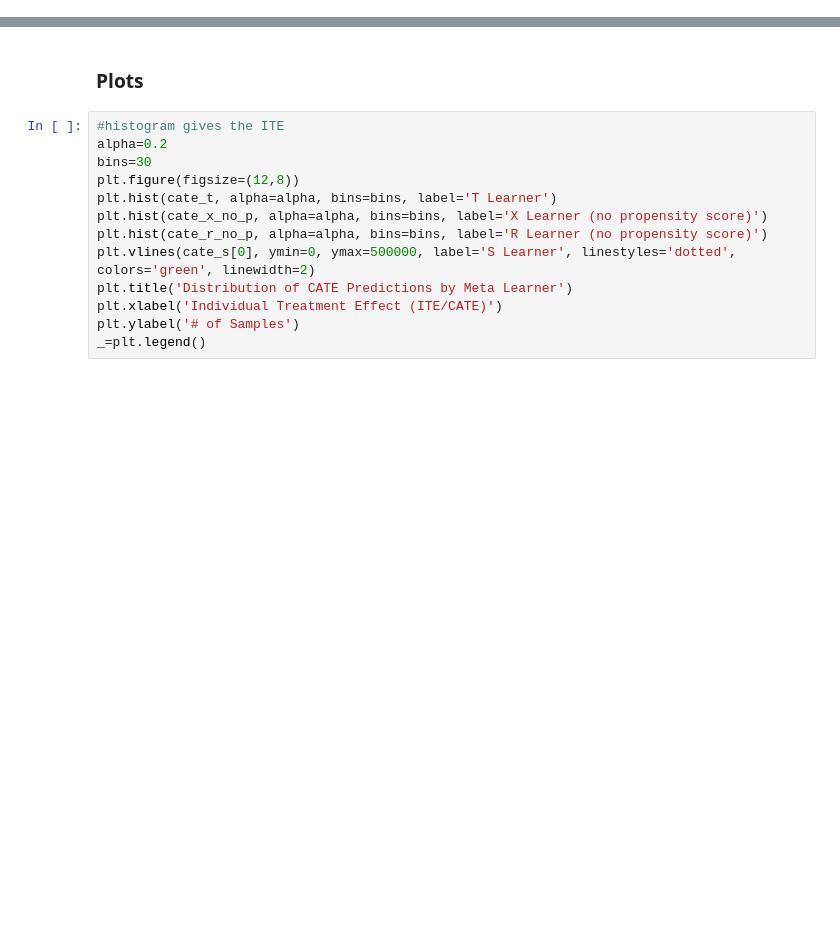
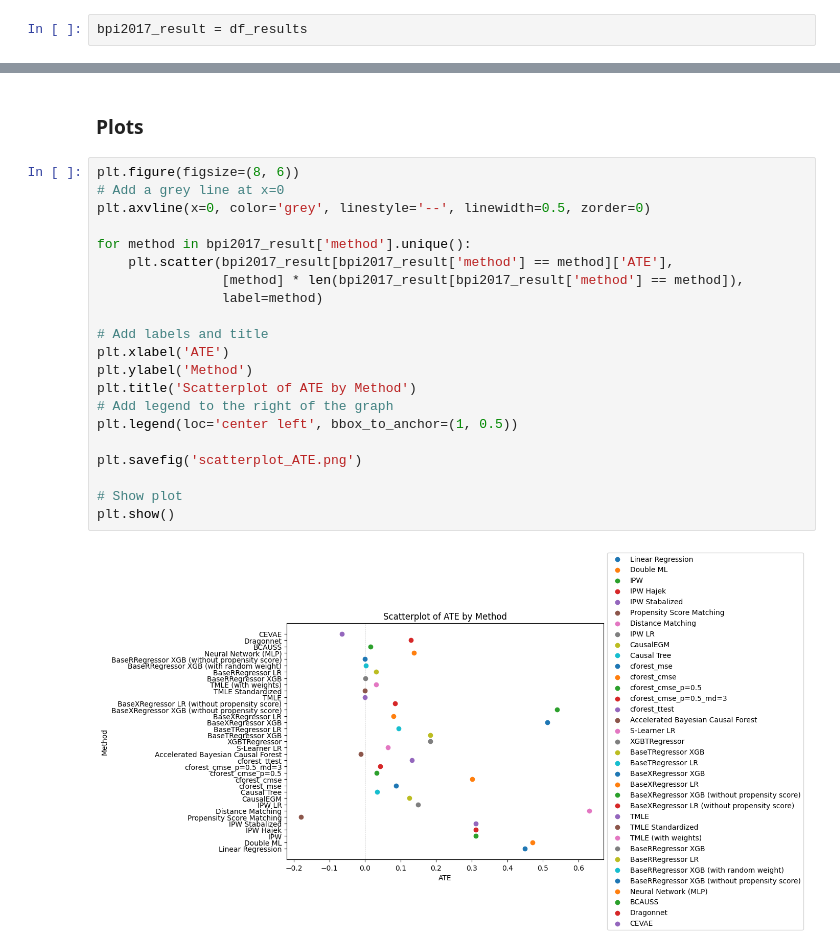
Before and after one commit to Mals77/master-thesis, a Jupyter notebook: results.ipynb, the cells around one changed output, grey strips where cells are left out. Drawn from its saved outputs; the diff is of its cells as text; blank space fills up the shorter version.

```diff
--- a/results.ipynb
+++ b/results.ipynb
@@ -44,0 +53,2 @@ df_results.to_csv('df_results.csv', index=False)
+# %%
+bpi2017_result = df_results
@@ -63,16 +75,26 @@ df_evaluation_results
 df_evaluation_results.to_csv('df_evaluation_results.csv', index=False)
 # %% [markdown]
 ### Plots
-# %%
-#histogram gives the ITE
-alpha=0.2
-bins=30
-plt.figure(figsize=(12,8))
-plt.hist(cate_t, alpha=alpha, bins=bins, label='T Learner')
-plt.hist(cate_x_no_p, alpha=alpha, bins=bins, label='X Learner (no propensity score)')
-plt.hist(cate_r_no_p, alpha=alpha, bins=bins, label='R Learner (no propensity score)')
-plt.vlines(cate_s[0], ymin=0, ymax=500000, label='S Learner', linestyles='dotted', colors='green', linewidth=2)
-plt.title('Distribution of CATE Predictions by Meta Learner')
-plt.xlabel('Individual Treatment Effect (ITE/CATE)')
-plt.ylabel('# of Samples')
-_=plt.legend()
+# %%
+plt.figure(figsize=(8, 6))
+# Add a grey line at x=0
+plt.axvline(x=0, color='grey', linestyle='--', linewidth=0.5, zorder=0)
+
+for method in bpi2017_result['method'].unique():
+    plt.scatter(bpi2017_result[bpi2017_result['method'] == method]['ATE'],
+                [method] * len(bpi2017_result[bpi2017_result['method'] == method]),
+                label=method)
+
+# Add labels and title
+plt.xlabel('ATE')
+plt.ylabel('Method')
+plt.title('Scatterplot of ATE by Method')
+# Add legend to the right of the graph
+plt.legend(loc='center left', bbox_to_anchor=(1, 0.5))
+
+plt.savefig('scatterplot_ATE.png')
+
+# Show plot
+plt.show()
+# %% [output]
+[figure, added]
```
Also changed, not shown: parts of 11 cells of this notebook, 18 other files.
